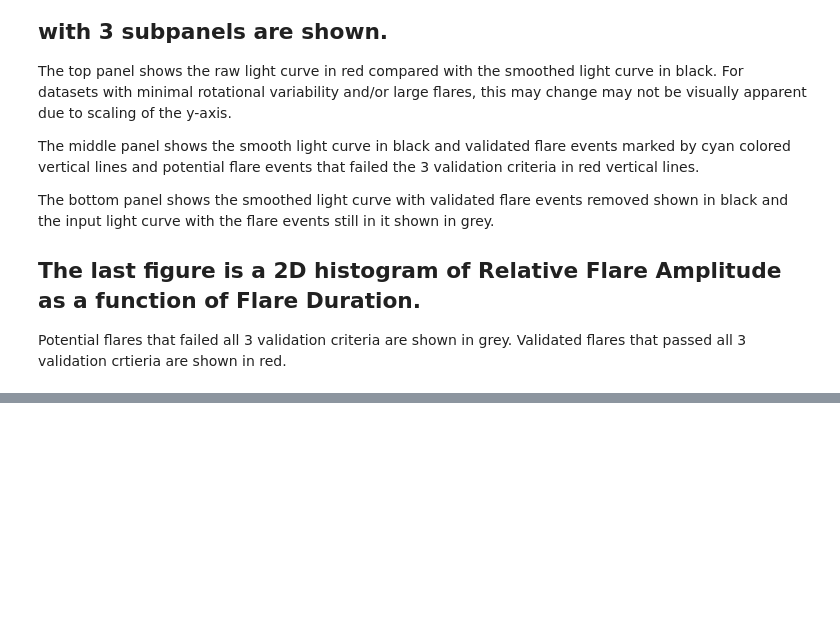
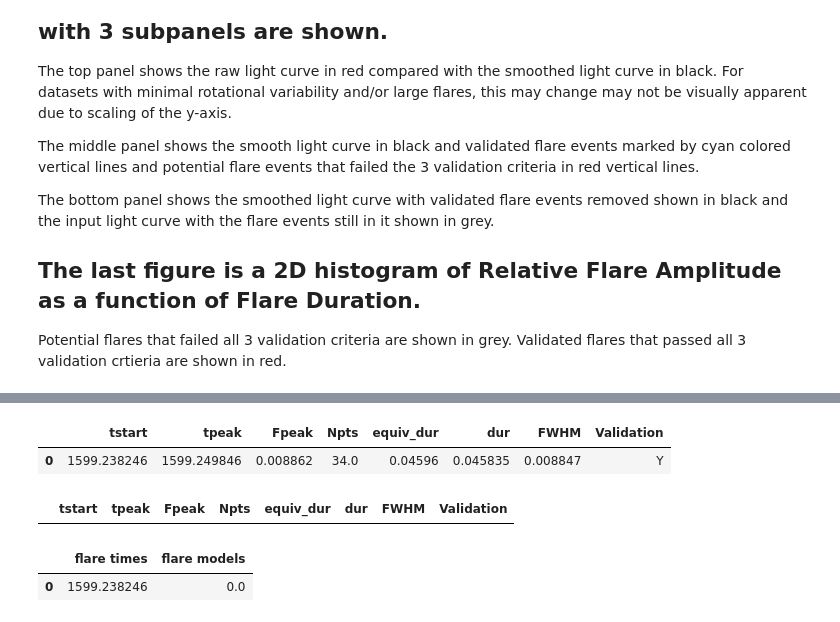
Before and after one commit to daxfeliz/FelizFlareFinder, a Jupyter notebook: FelizFlareFinder_Example.ipynb, the cells around one changed output, grey strips where cells are left out. Drawn from its saved outputs; the diff is of its cells as text; code cells hidden in the pictures; blank space fills up the shorter version.

```diff
--- a/FelizFlareFinder_Example.ipynb
+++ b/FelizFlareFinder_Example.ipynb
@@ -223,0 +269,14 @@ Potential flares that failed all 3 validation criteria are shown in grey. Valida
+# %%
+Ys1.head(1) # for validated flares
+# %% [output]
+|  | tstart | tpeak | Fpeak | Npts | equiv_dur | dur | FWHM | Validation |
+| 0 | 1599.238246 | 1599.249846 | 0.008862 | 34.0 | 0.04596 | 0.045835 | 0.008847 | Y |
+# %%
+Ns1.head(1) #for potential flares that failed validation, in this case there aren't any
+# %% [output]
+|  | tstart | tpeak | Fpeak | Npts | equiv_dur | dur | FWHM | Validation |
+# %%
+Models1.head(1) # flare models fit to data
+# %% [output]
+|  | flare times | flare models |
+| 0 | 1599.238246 | 0.0 |
```
Also changed, not shown: parts of 6 cells of this notebook.
